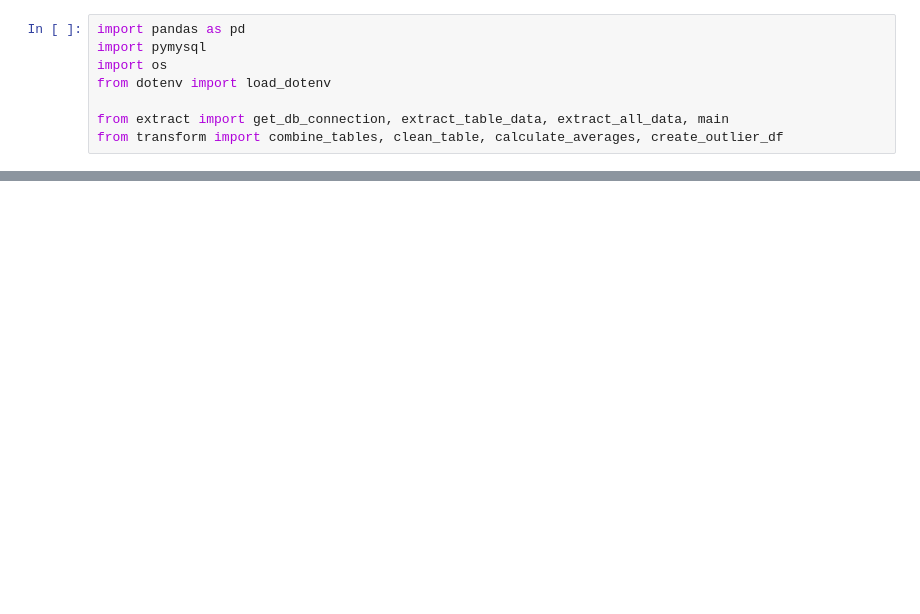
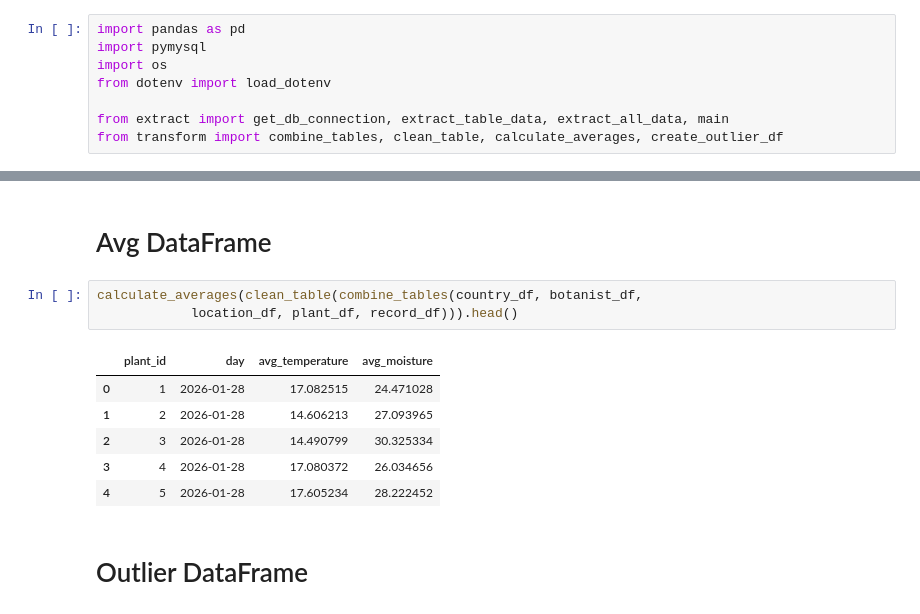
Before and after one commit to 11wduong/Coursework-Advanced-Data-Week-5, a Jupyter notebook: archive_pipeline/transform.ipynb, the cells around one changed output, grey strips where cells are left out. Drawn from its saved outputs; the diff is of its cells as text; blank space fills up the shorter version.

```diff
--- a/archive_pipeline/transform.ipynb
+++ b/archive_pipeline/transform.ipynb
@@ -14,0 +90,14 @@ KeyboardInterrupt:
+# %% [markdown]
+# Avg DataFrame
+# %%
+calculate_averages(clean_table(combine_tables(country_df, botanist_df,
+            location_df, plant_df, record_df))).head()
+# %% [output]
+|  | plant_id | day | avg_temperature | avg_moisture |
+| 0 | 1 | 2026-01-28 | 17.082515 | 24.471028 |
+| 1 | 2 | 2026-01-28 | 14.606213 | 27.093965 |
+| 2 | 3 | 2026-01-28 | 14.490799 | 30.325334 |
+| 3 | 4 | 2026-01-28 | 17.080372 | 26.034656 |
+| 4 | 5 | 2026-01-28 | 17.605234 | 28.222452 |
+# %% [markdown]
+# Outlier DataFrame
```
Also changed, not shown: parts of 7 cells of this notebook, 1 other file.
